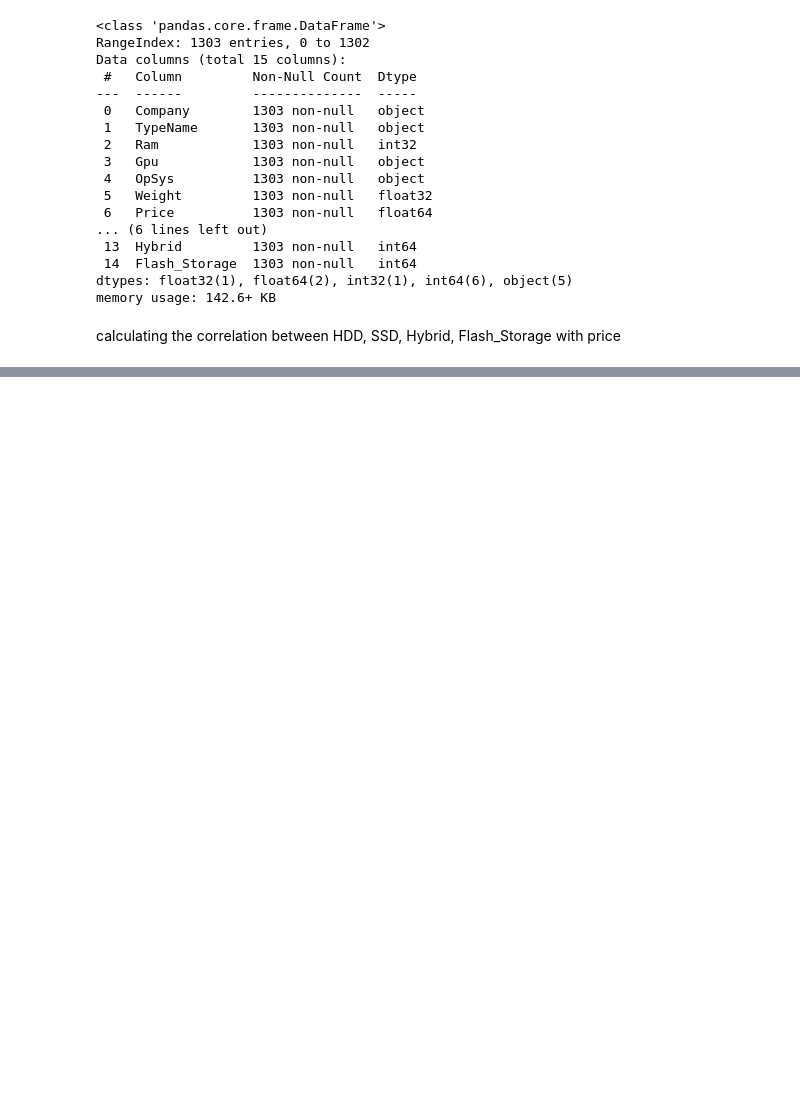
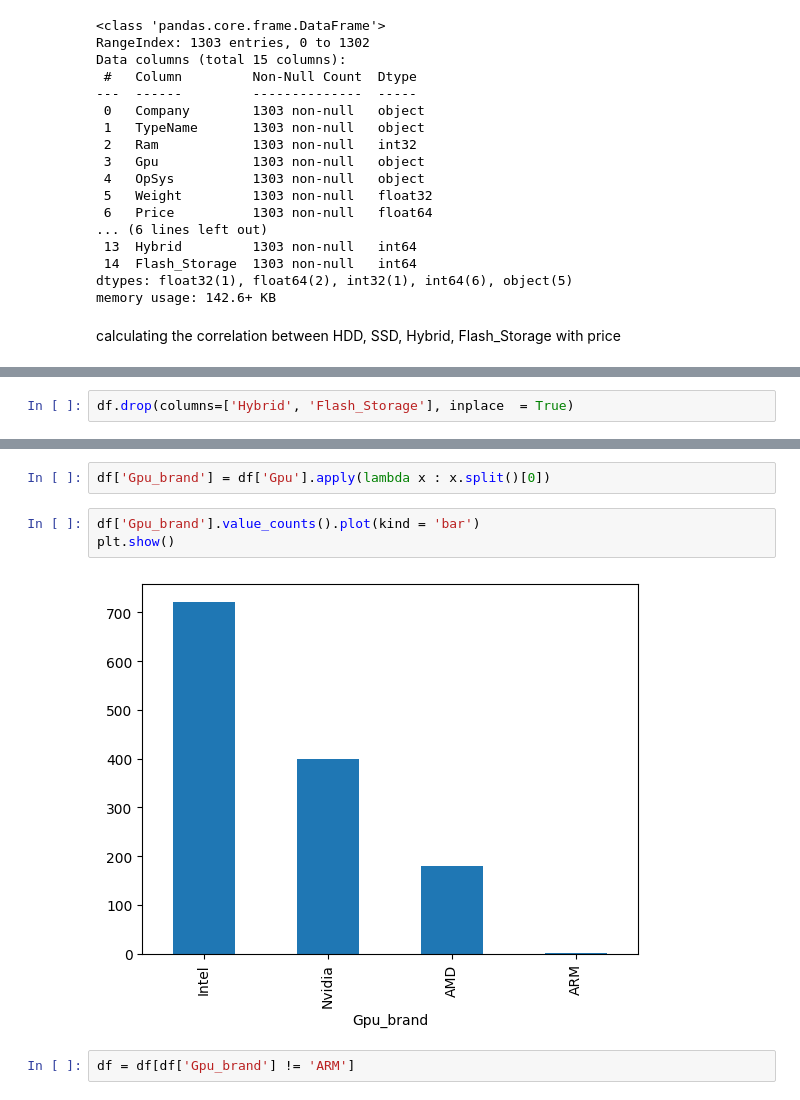
Before and after one commit to hamant-jagwan/Laptop_Price_Prediction, a Jupyter notebook: Laptop_Price_Prediction.ipynb, the cells around one changed output, grey strips where cells are left out. Saved outputs shown, nothing was run; the diff lists cells and outputs as text; blank space fills up the shorter version.

```diff
--- a/Laptop_Price_Prediction.ipynb
+++ b/Laptop_Price_Prediction.ipynb
@@ -433 +443,3 @@ calculating the correlation between HDD, SSD, Hybrid, Flash_Storage with price
+# %%
+df.drop(columns=['Hybrid', 'Flash_Storage'], inplace  = True)
 # %%
@@ -434,0 +472,9 @@ df
+# %%
+df['Gpu_brand'] = df['Gpu'].apply(lambda x : x.split()[0])
+# %%
+df['Gpu_brand'].value_counts().plot(kind = 'bar')
+plt.show()
+# %% [output]
+[figure, added]
+# %%
+df = df[df['Gpu_brand'] != 'ARM']
```
Also changed, not shown: parts of 19 cells of this notebook.
